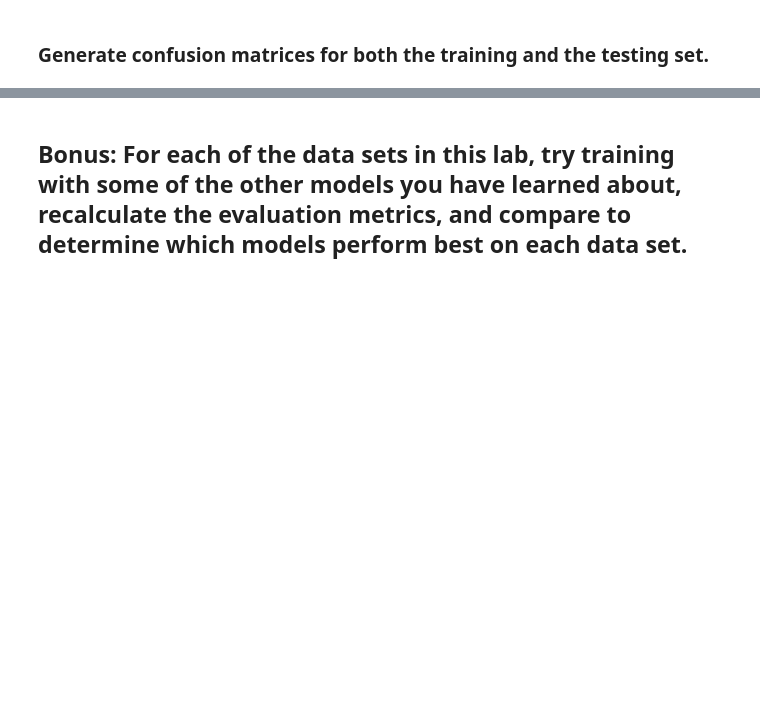
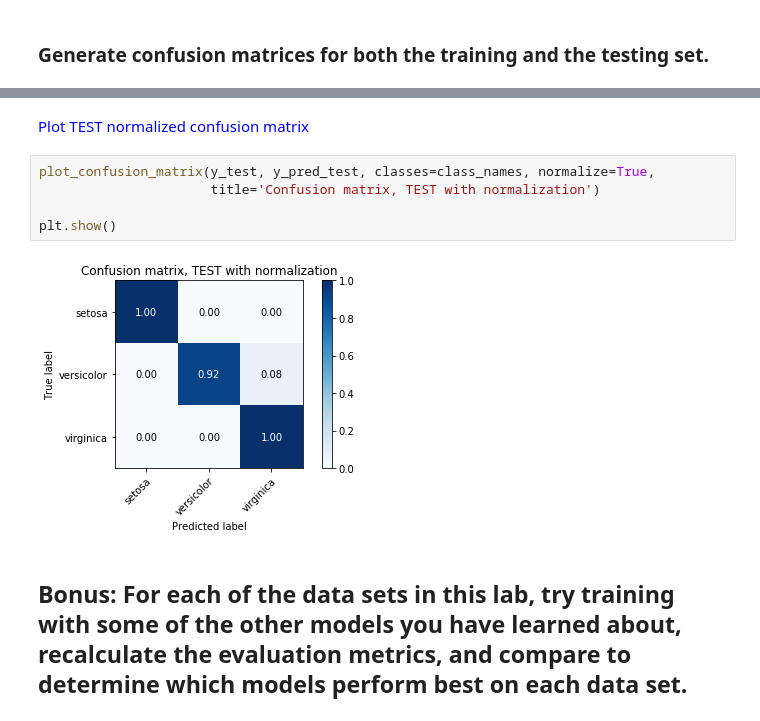
Before and after one commit to ta-datapt-bcn/lab_evaluation, a Jupyter notebook: lab-supervised-model-evaluation/your-code/main.ipynb, the cells around one changed output, grey strips where cells are left out. Saved outputs shown, nothing was run; the diff lists cells and outputs as text; blank space fills up the shorter version.

```diff
--- a/lab-supervised-model-evaluation/your-code/main.ipynb
+++ b/lab-supervised-model-evaluation/your-code/main.ipynb
@@ -53,2 +284,12 @@ The `class` field represents the type of flower and is the target variable that
+# %% [markdown]
+<font color='blue'>Plot TEST normalized confusion matrix
+</font>
+# %%
+plot_confusion_matrix(y_test, y_pred_test, classes=class_names, normalize=True,
+                      title='Confusion matrix, TEST with normalization')
+
+plt.show()
+# %% [output]
+[figure, added]
 # %% [markdown]
 ## Bonus: For each of the data sets in this lab, try training with some of the other models you have learned about, recalculate the evaluation metrics, and compare to determine which models perform best on each data set.
```
Also changed, not shown: parts of 58 cells of this notebook, 1 other file.
